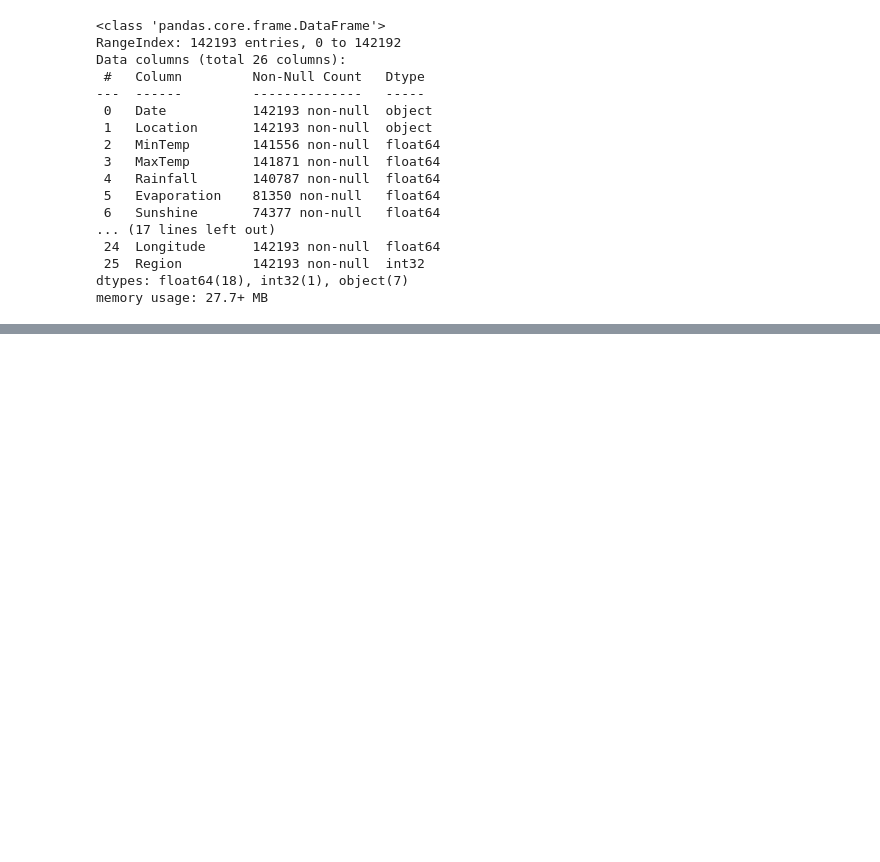
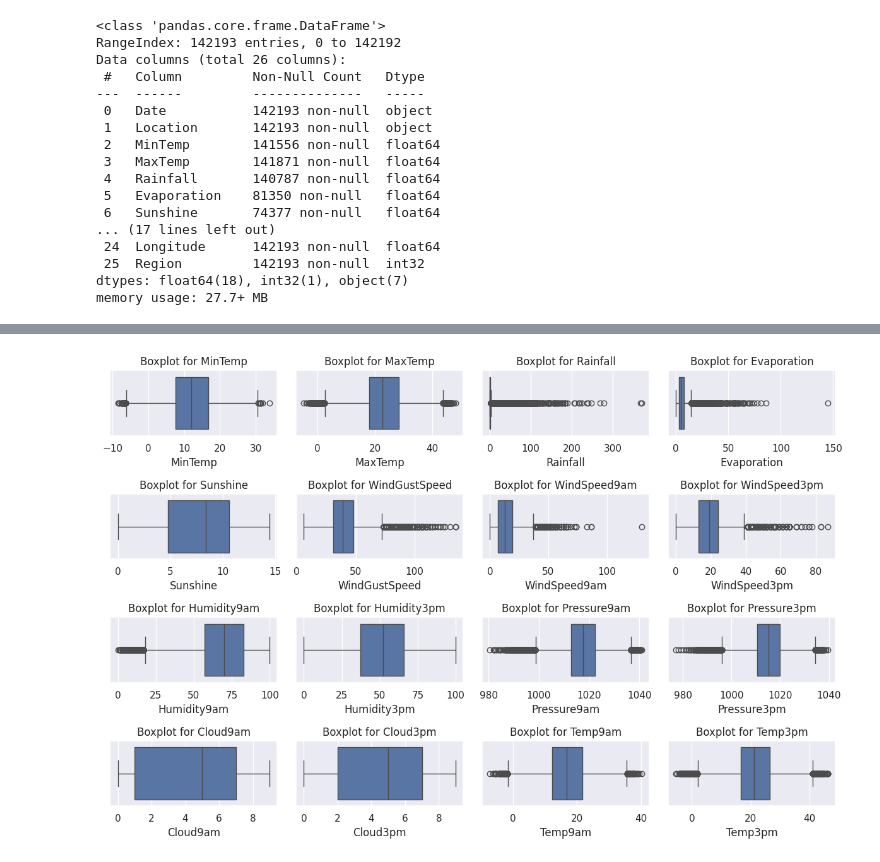
Before and after one commit to GenaCanciani/AA1-TUIA-Canciani-Mancini-Morales, a Jupyter notebook: TP-clasificacion-AA1.ipynb, the cells around one changed output, grey strips where cells are left out. Drawn from its saved outputs; the diff is of its cells as text; code cells hidden in the pictures; blank space fills up the shorter version.

```diff
--- a/TP-clasificacion-AA1.ipynb
+++ b/TP-clasificacion-AA1.ipynb
@@ -350,0 +333,18 @@ plt.show()
+# %%
+# Initialize the encoder
+encoder = OneHotEncoder(sparse_output=False, drop='first') # sparse_output=False to get a dense array
+
+# Fit and transform the 'season' column
+season_encoded = encoder.fit_transform(df_copy[['season']])
+
+# Create a DataFrame with the encoded columns
+season_df = pd.DataFrame(season_encoded, columns=encoder.get_feature_names_out(['season']), index=df_copy.index)
+
+# Concatenate with the original DataFrame
+df_copy = pd.concat([df_copy, season_df], axis=1)
+
+# Drop the original 'season' column
+df_copy.drop(columns=['season'], inplace=True)
+
+# Display the first few rows
+df_copy.head()
@@ -350,0 +393,6 @@ plt.show()
+# %%
+cols_viento = ["WindDir3pm", "WindDir9am", "WindGustDir"]
+
+df_copy = add_all_wind_dirs_cyclic(df_copy, cols_viento)
+
+df_copy[["WindDir3pm", "WindDir3pm_sin", "WindDir3pm_cos"]].head()
@@ -350,0 +406,5 @@ plt.show()
+# %%
+X = df_copy.drop('RainTomorrow', axis=1)
+y = df_copy['RainTomorrow']
+# %%
+X_train, x_test, y_train, y_test = train_test_split(X, y, test_size=0.2, random_state=42)
@@ -350,0 +434,14 @@ plt.show()
+# %%
+num_cols = ['MinTemp', 'MaxTemp', 'Rainfall', 'Evaporation','Sunshine', 'WindGustSpeed', 'WindSpeed9am', 'WindSpeed3pm',
+            'Humidity9am', 'Humidity3pm', 'Pressure9am', 'Pressure3pm','Cloud9am', 'Cloud3pm', 'Temp9am', 'Temp3pm']
+
+plt.figure(figsize=(12, 8))
+for i, col in enumerate(num_cols, 1):
+    plt.subplot(4, 4, i)
+    sns.boxplot(x=X_train[col])
+    plt.title(f"Boxplot for {col}")
+
+plt.tight_layout()
+plt.show()
+# %% [output]
+[figure, added]
```
Also changed, not shown: parts of 23 cells of this notebook.
